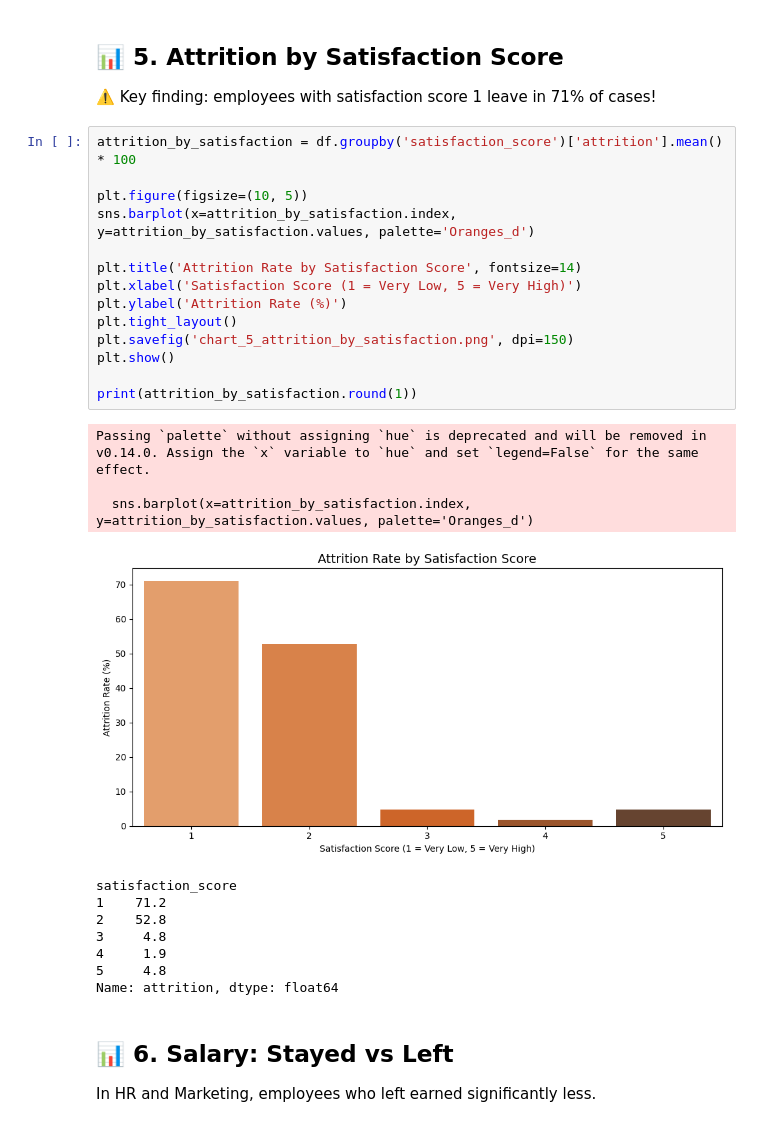
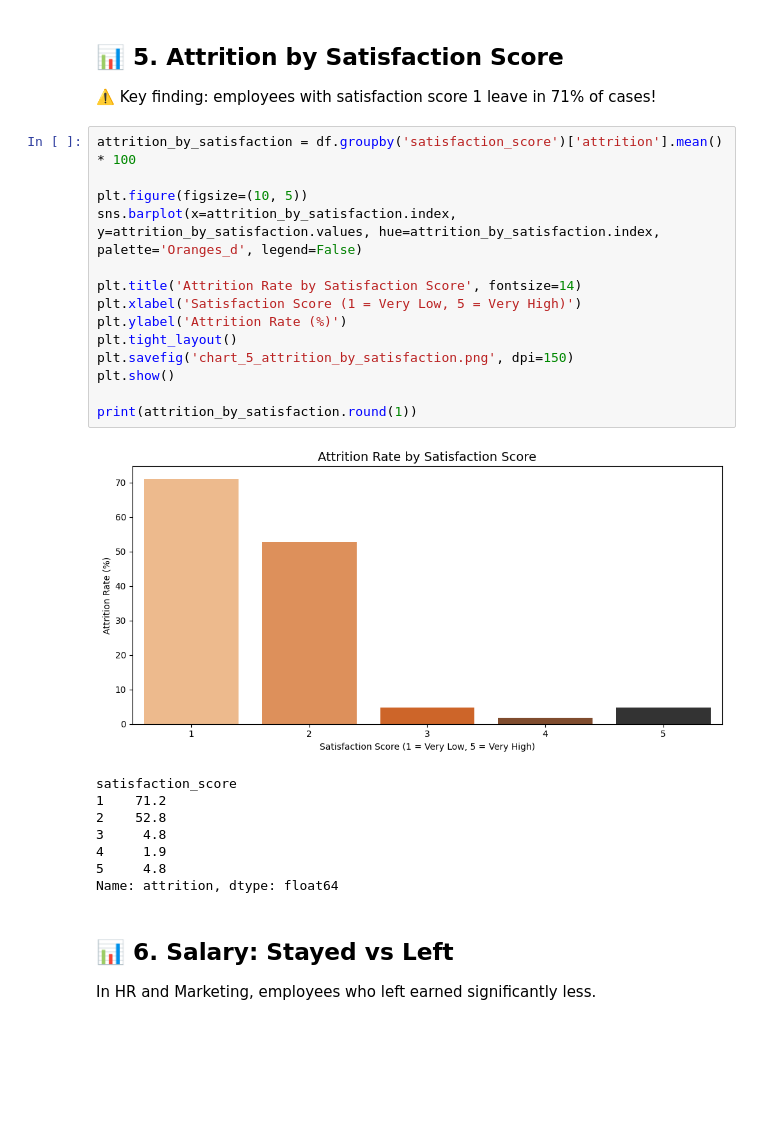
Before and after one commit to diana-data-analyst/hr-analytics-python, a Jupyter notebook: hr_analysis.ipynb, the cells around one changed output. Drawn from its saved outputs; the diff is of its cells as text; blank space fills up the shorter version.

```diff
--- a/hr_analysis.ipynb
+++ b/hr_analysis.ipynb
@@ -221,29 +212,26 @@ Name: salary, dtype: float64
 # %%
 attrition_by_satisfaction = df.groupby('satisfaction_score')['attrition'].mean() * 100
 
 plt.figure(figsize=(10, 5))
-sns.barplot(x=attrition_by_satisfaction.index, y=attrition_by_satisfaction.values, palette='Oranges_d')
+sns.barplot(x=attrition_by_satisfaction.index, y=attrition_by_satisfaction.values, hue=attrition_by_satisfaction.index, palette='Oranges_d', legend=False)
 
 plt.title('Attrition Rate by Satisfaction Score', fontsize=14)
 plt.xlabel('Satisfaction Score (1 = Very Low, 5 = Very High)')
 plt.ylabel('Attrition Rate (%)')
 plt.tight_layout()
 plt.savefig('chart_5_attrition_by_satisfaction.png', dpi=150)
 plt.show()
 
 print(attrition_by_satisfaction.round(1))
 # %% [output]
+[figure, new version]
-Passing `palette` without assigning `hue` is deprecated and will be removed in v0.14.0. Assign the `x` variable to `hue` and set `legend=False` for the same effect.
-
-  sns.barplot(x=attrition_by_satisfaction.index, y=attrition_by_satisfaction.values, palette='Oranges_d')
+satisfaction_score
+1    71.2
+2    52.8
+3     4.8
+4     1.9
+5     4.8
+Name: attrition, dtype: float64
-[figure, old version]
-satisfaction_score
-1    71.2
-2    52.8
-3     4.8
-4     1.9
-5     4.8
-Name: attrition, dtype: float64
 # %% [markdown]
 ## 📊 6. Salary: Stayed vs Left
 In HR and Marketing, employees who left earned significantly less.
```
Also changed, not shown: parts of 4 cells of this notebook.
